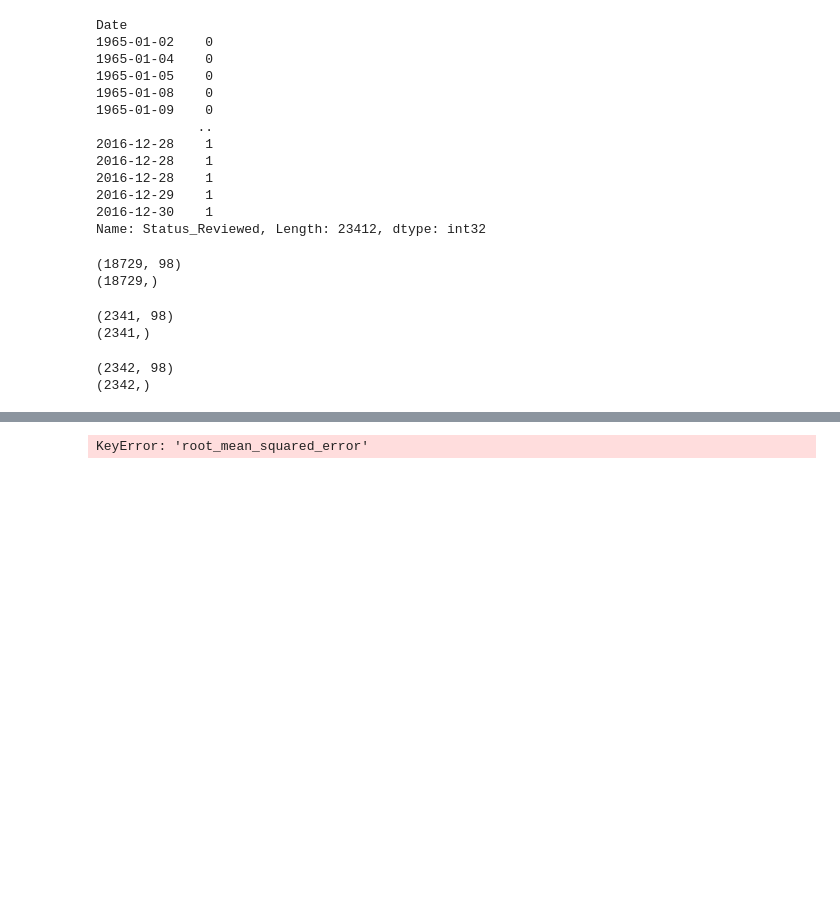
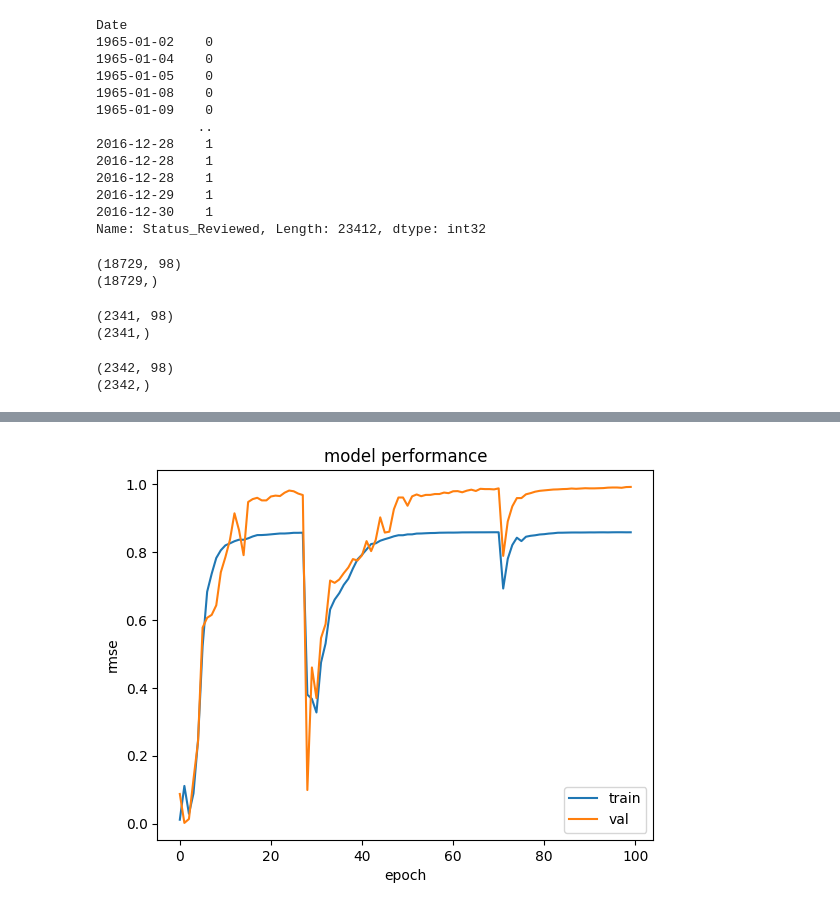
Before and after one commit to sahilgarg2814/avisoft, a Jupyter notebook: weekly_assignment/weakly_assignment6.ipynb, the cells around one changed output, grey strips where cells are left out. Cells and saved outputs as stored; diff of their text form; code cells hidden in the pictures; blank space fills up the shorter version.

```diff
--- a/weekly_assignment/weakly_assignment6.ipynb
+++ b/weekly_assignment/weakly_assignment6.ipynb
@@ -668,10 +673,10 @@ plt.show()
 # %%
-plt.plot(history.history['root_mean_squared_error'])
-plt.plot(history.history['val_root_mean_squared_error'])
+plt.plot(history.history['accuracy'])
+plt.plot(history.history['val_accuracy'])
 plt.title('model performance')
 plt.ylabel('rmse')
 plt.xlabel('epoch')
 plt.legend(['train', 'val'])
 plt.show()
 # %% [output]
-KeyError: 'root_mean_squared_error'
+[figure, added]
```
Also changed, not shown: parts of 15 cells of this notebook, 1 other file.
